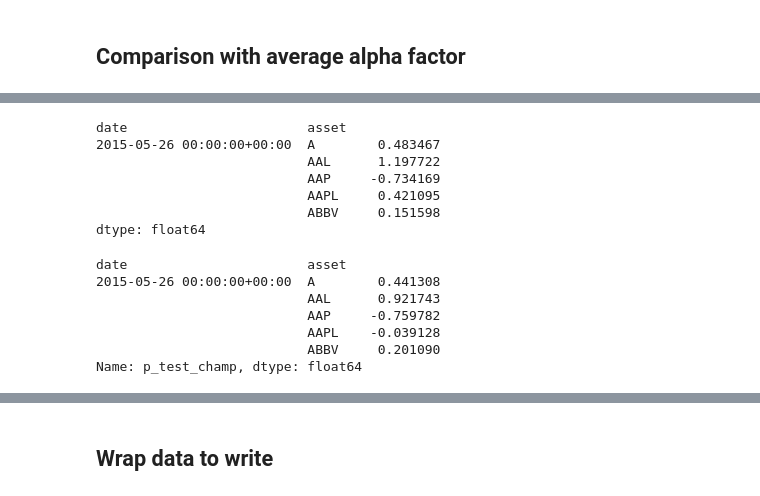
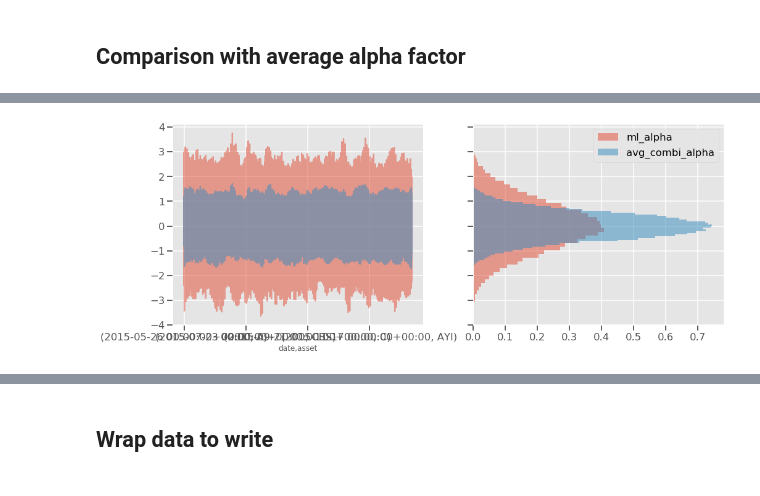
Before and after one commit to manualrg/dslab-ai-for-trading, a Jupyter notebook: notebooks/03_ml_models/02_mlmod_linmodels_featselect.ipynb, the cells around one changed output, grey strips where cells are left out. Cells and saved outputs as stored; diff of their text form; code cells hidden in the pictures.

```diff
--- a/notebooks/03_ml_models/02_mlmod_linmodels_featselect.ipynb
+++ b/notebooks/03_ml_models/02_mlmod_linmodels_featselect.ipynb
@@ -862,23 +816,18 @@ plt.show()
-# %%
-avg_combi_alpha_test.head()
-# %% [output]
-date                       asset
-2015-05-26 00:00:00+00:00  A        0.483467
-                           AAL      1.197722
-                           AAP     -0.734169
-                           AAPL     0.421095
-                           ABBV     0.151598
-dtype: float64
-# %%
-ml_alpha_test_zscored.head()
-# %% [output]
-date                       asset
-2015-05-26 00:00:00+00:00  A        0.441308
-                           AAL      0.921743
-                           AAP     -0.759782
-                           AAPL    -0.039128
-                           ABBV     0.201090
-Name: p_test_champ, dtype: float64
+# %%
+fig, axs = plt.subplots(1,2, figsize=(16,6), sharey=True)
+ax1, ax2 = axs
+
+ml_alpha_test_zscored.plot(ax=ax1, alpha=0.5)
+avg_combi_alpha_test.plot(ax=ax1, alpha=0.5)
+
+ml_alpha_test_zscored.hist(ax=ax2, label=ml_alpha_test_zscored.name, bins=50, alpha=0.5, density=True, orientation='horizontal')
+avg_combi_alpha_test.hist(ax=ax2, label=avg_combi_alpha_test.name,
+                          bins=50, alpha=0.5, density=True, orientation='horizontal')
+ax2.legend()
+
+plt.show()
+# %% [output]
+[figure, added]
 # %%
 pd.concat([avg_combi_alpha_test, ml_alpha_test_zscored, y_test_full], axis=1).corr()
 # %% [output]
```
Also changed, not shown: parts of 9 cells of this notebook, 1 other file.
